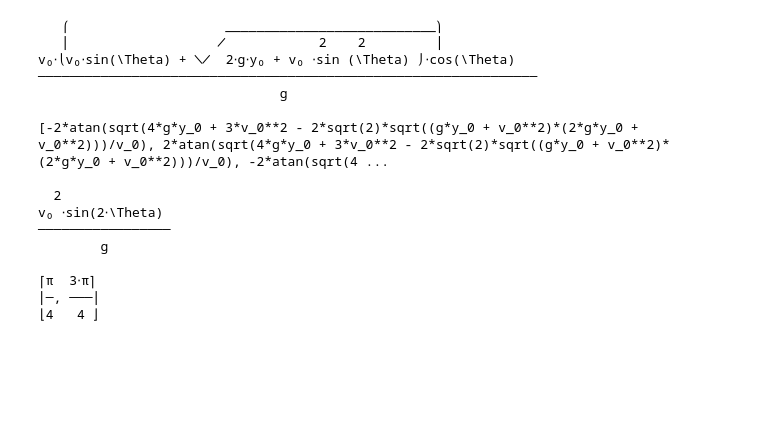
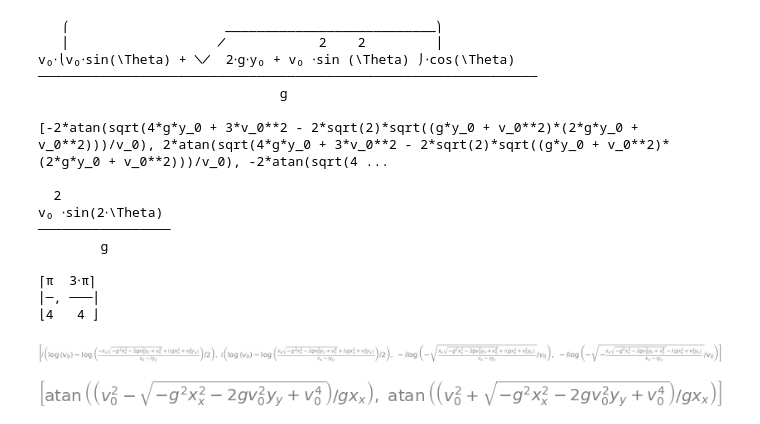
Before and after one commit to M-Bouchaala/trajectory_simulation, a Jupyter notebook: trajectory.ipynb, the cells around one changed output. Saved outputs shown, nothing was run; the diff lists cells and outputs as text; code cells hidden in the pictures; blank space fills up the shorter version.

Commit message:
Update trajectory.ipynb
finally done
animation is done seperately

```diff
--- a/trajectory.ipynb
+++ b/trajectory.ipynb
@@ -150,3 +150,18 @@ v₀ ⋅sin(2⋅\Theta)
 ⎡π  3⋅π⎤
 ⎢─, ───⎥
 ⎣4   4 ⎦
+# %%
+# I tried every possible built in simplification but the
+# variable changes are not done optimally: numerically equivalent but the expression is not the same
+solutions_Theta = sp.solve(y_x_sol.subs([(x_0,0), (y_0,0)]),Theta)
+solutions_Theta
+# %% [output]
+[figure, added]
+# %%
+u=sp.symbols('u')
+u_equation=y_x_sol.subs([(x_0,0), (y_0,0), (Theta, sp.atan(u))])
+solutions_u = sp.solve(u_equation.subs([(x_0,0), (y_0,0)]),u)
+solutions_Theta_u = [sp.atan(solutions_u[i]) for i in [0,1]]
+solutions_Theta_u
+# %% [output]
+[figure, added]
```
